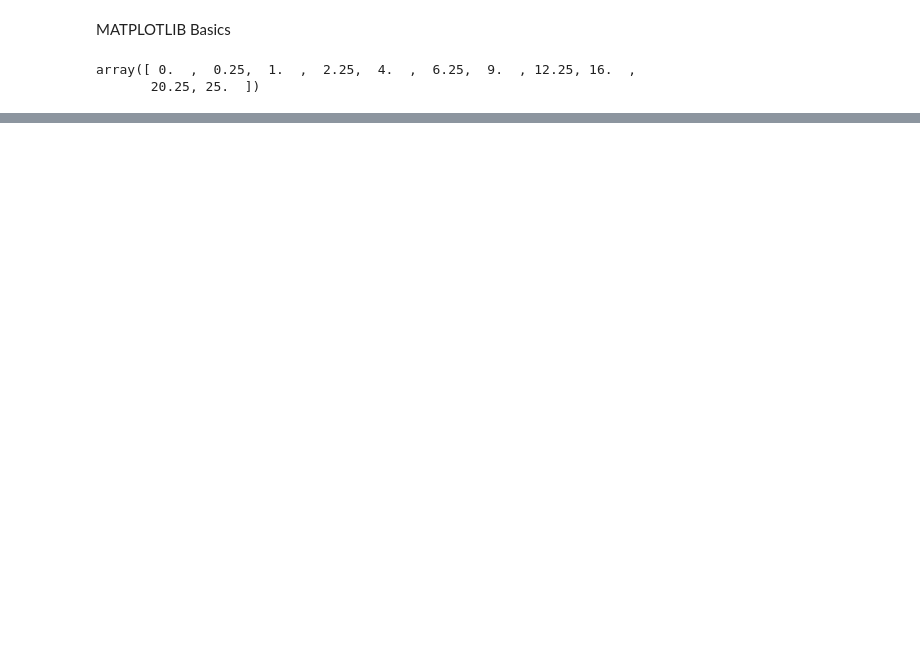
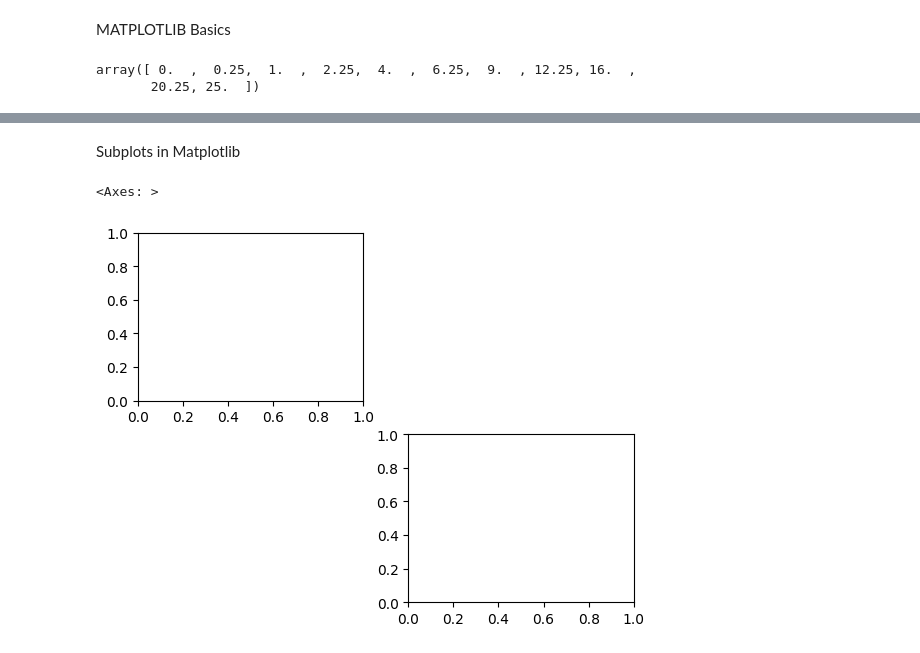
Before and after one commit to Dhananjay0705/MATPLOTLIB, a Jupyter notebook: MATPLOTLIB.ipynb, the cells around one changed output, grey strips where cells are left out. Drawn from its saved outputs; the diff is of its cells as text; code cells hidden in the pictures; blank space fills up the shorter version.

```diff
--- a/MATPLOTLIB.ipynb
+++ b/MATPLOTLIB.ipynb
@@ -16,0 +25,8 @@ array([ 0.  ,  0.25,  1.  ,  2.25,  4.  ,  6.25,  9.  , 12.25, 16.  ,
+# %% [markdown]
+Subplots in Matplotlib
+# %%
+plt.subplot(2,2,1)
+plt.subplot(2,2,4)
+# %% [output]
+<Axes: >
+[figure, added]
```
Also changed, not shown: parts of 1 cell of this notebook.
